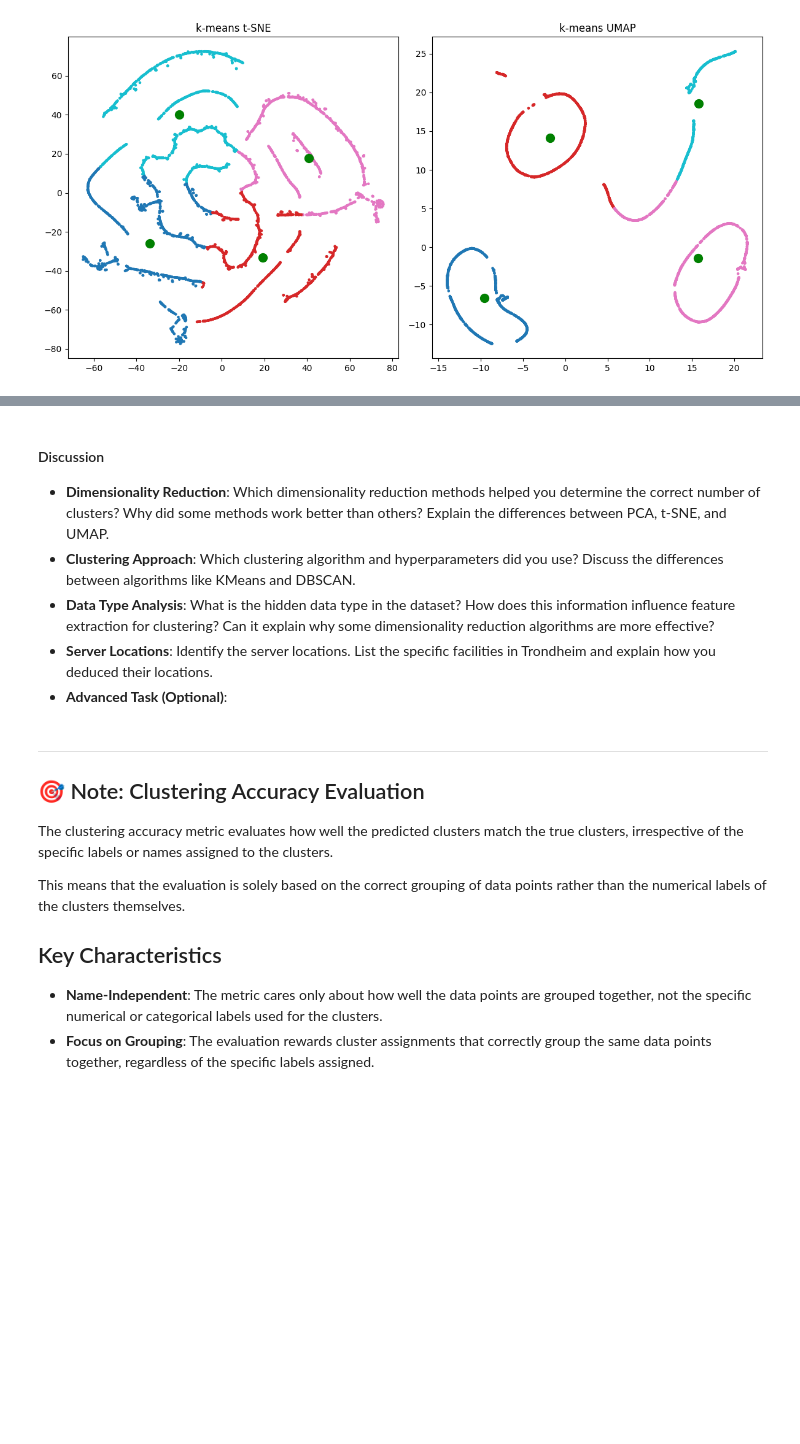
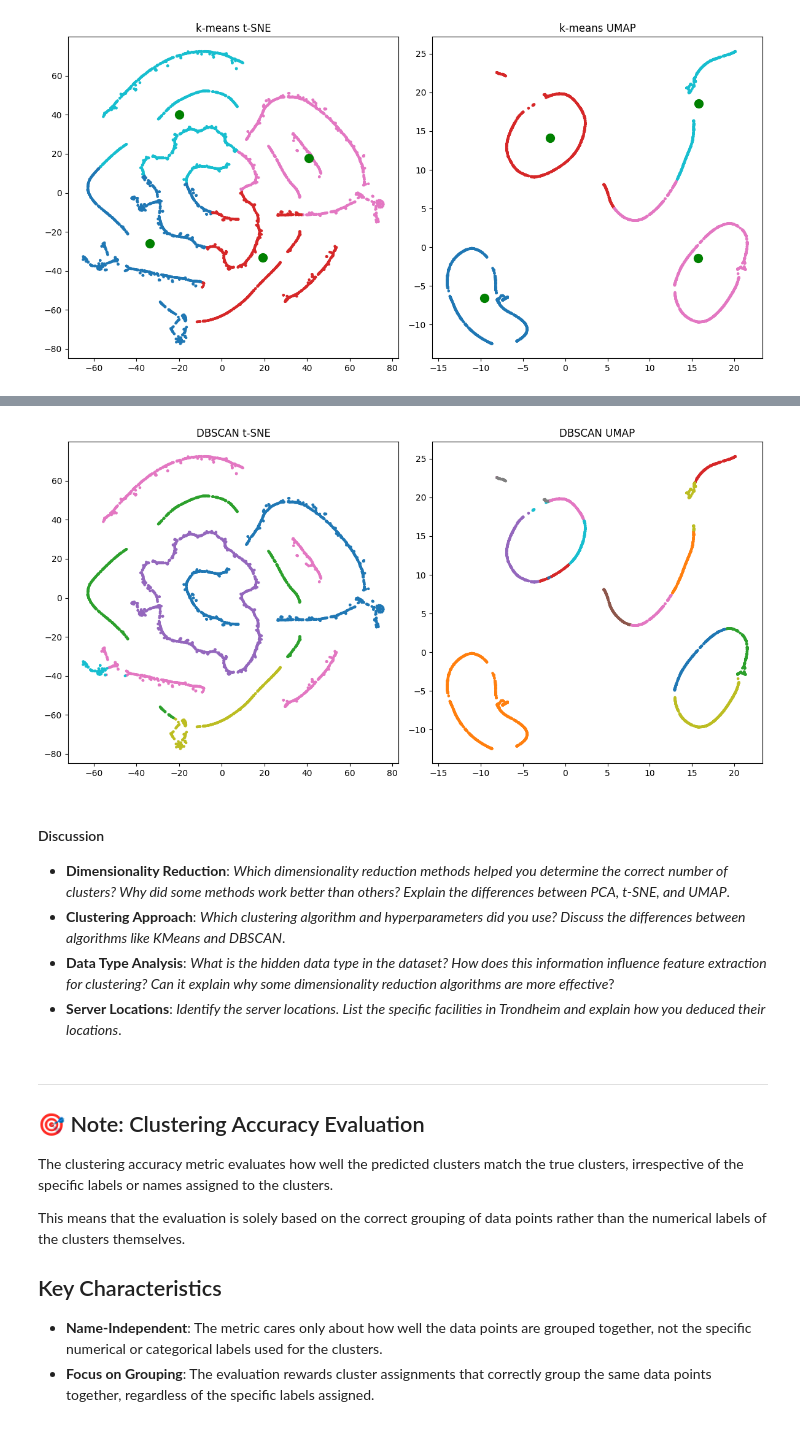
Before and after one commit to fjhanevo/TDT4172, a Jupyter notebook: Assignment2/Chapter_2.ipynb, the cells around one changed output, grey strips where cells are left out. Saved outputs shown, nothing was run; the diff lists cells and outputs as text; code cells hidden in the pictures; blank space fills up the shorter version.

```diff
--- a/Assignment2/Chapter_2.ipynb
+++ b/Assignment2/Chapter_2.ipynb
@@ -653,10 +686,25 @@ print(sil_umap)
+# %%
+eps=3
+labels_dbscan_umap = DBSCAN(eps=eps).fit_predict(data_tsne)
+labels_dbscan_tsne = DBSCAN(eps=eps).fit_predict(data_umap)
+
+fig, ax = plt.subplots(1,2, figsize=(12,6))
+# t-SNE plot
+ax[0].scatter(data_tsne[:, 0], data_tsne[:, 1], c=labels_dbscan_tsne, cmap='tab10', s=5)
+ax[0].set_title('DBSCAN t-SNE')
+# UMAP plot
+ax[1].scatter(data_umap[:, 0], data_umap[:, 1], c=labels_dbscan_umap, cmap='tab10', s=5)
+ax[1].set_title('DBSCAN UMAP')
+plt.tight_layout()
+plt.show()
+# %% [output]
+[figure, added]
 # %% [markdown]
 #### Discussion
-   - **Dimensionality Reduction**: Which dimensionality reduction methods helped you determine the correct number of clusters? Why did some methods work better than others? Explain the differences between PCA, t-SNE, and UMAP.
-   - **Clustering Approach**: Which clustering algorithm and hyperparameters did you use? Discuss the differences between algorithms like KMeans and DBSCAN.
-   - **Data Type Analysis**: What is the hidden data type in the dataset? How does this information influence feature extraction for clustering? Can it explain why some dimensionality reduction algorithms are more effective?
-   - **Server Locations**: Identify the server locations. List the specific facilities in Trondheim and explain how you deduced their locations.
-   - **Advanced Task (Optional)**:
+   - **Dimensionality Reduction**: *Which dimensionality reduction methods helped you determine the correct number of clusters? Why did some methods work better than others? Explain the differences between PCA, t-SNE, and UMAP*.
+   - **Clustering Approach**: *Which clustering algorithm and hyperparameters did you use? Discuss the differences between algorithms like KMeans and DBSCAN*.
+   - **Data Type Analysis**: *What is the hidden data type in the dataset? How does this information influence feature extraction for clustering? Can it explain why some dimensionality reduction algorithms are more effective*?
+   - **Server Locations**: *Identify the server locations. List the specific facilities in Trondheim and explain how you deduced their locations*.
 # %% [markdown]
 
 ---
```
Also changed, not shown: parts of 7 cells of this notebook.
